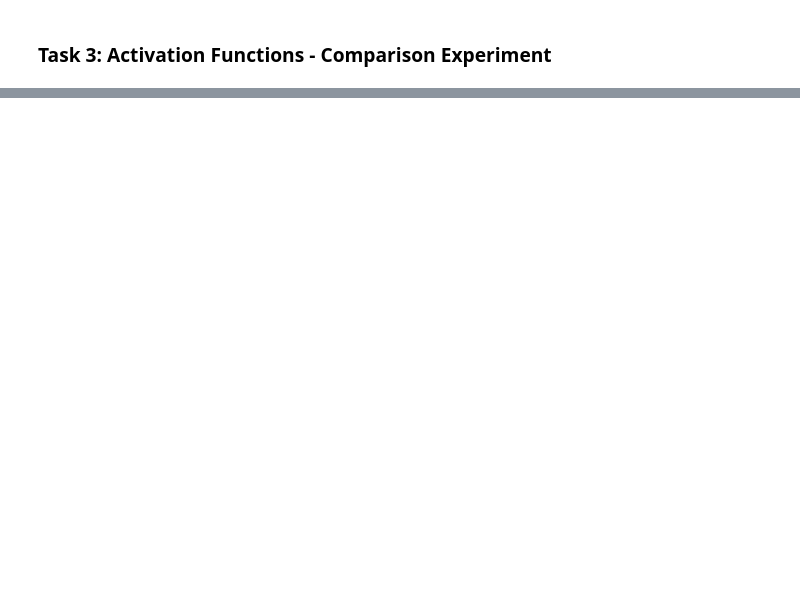
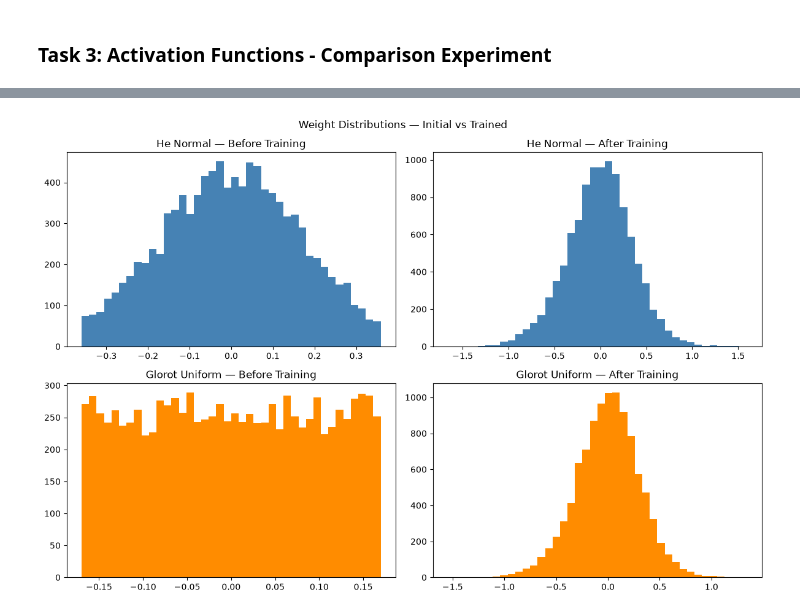
Before and after one commit to krish-desai-123/Deep-Learning-, a Jupyter notebook: Adult Income PR2/adult_income.ipynb, the cells around one changed output, grey strips where cells are left out. Drawn from its saved outputs; the diff is of its cells as text; code cells hidden in the pictures; blank space fills up the shorter version.

```diff
--- a/Adult Income PR2/adult_income.ipynb
+++ b/Adult Income PR2/adult_income.ipynb
@@ -389,0 +489,32 @@ AttributeError: The layer sequential_8 has never been called and thus has no def
+# %%
+# 4.5 Weight distribution visualisation
+
+model_he_normal_init = build_ann(input_dim = X_train.shape[1], activation = 'relu', initializer = 'he_normal')
+model_glorot_uniform_init = build_ann(input_dim = X_train.shape[1], activation = 'relu', initializer = 'glorot_uniform')
+
+he_weights_before = model_he_normal_init.layers[0].get_weights()[0].flatten()
+glorot_weights_before = model_glorot_uniform_init.layers[0].get_weights()[0].flatten()
+
+
+he_weights_after = model_he_normal.layers[0].get_weights()[0].flatten()
+glorot_weights_after = model_glorot_uniform.layers[0].get_weights()[0].flatten()
+
+fig, ax = plt.subplots(2, 2, figsize=(12, 8))
+
+ax[0,0].hist(he_weights_before, bins=40, color='steelblue')
+ax[0,0].set_title('He Normal — Before Training')
+
+ax[0,1].hist(he_weights_after, bins=40, color='steelblue')
+ax[0,1].set_title('He Normal — After Training')
+
+ax[1,0].hist(glorot_weights_before, bins=40, color='darkorange')
+ax[1,0].set_title('Glorot Uniform — Before Training')
+
+ax[1,1].hist(glorot_weights_after, bins=40, color='darkorange')
+ax[1,1].set_title('Glorot Uniform — After Training')
+
+plt.suptitle('Weight Distributions — Initial vs Trained')
+plt.tight_layout()
+plt.show()
+# %% [output]
+[figure, added]
```
Also changed, not shown: parts of 15 cells of this notebook, 1 other file.
